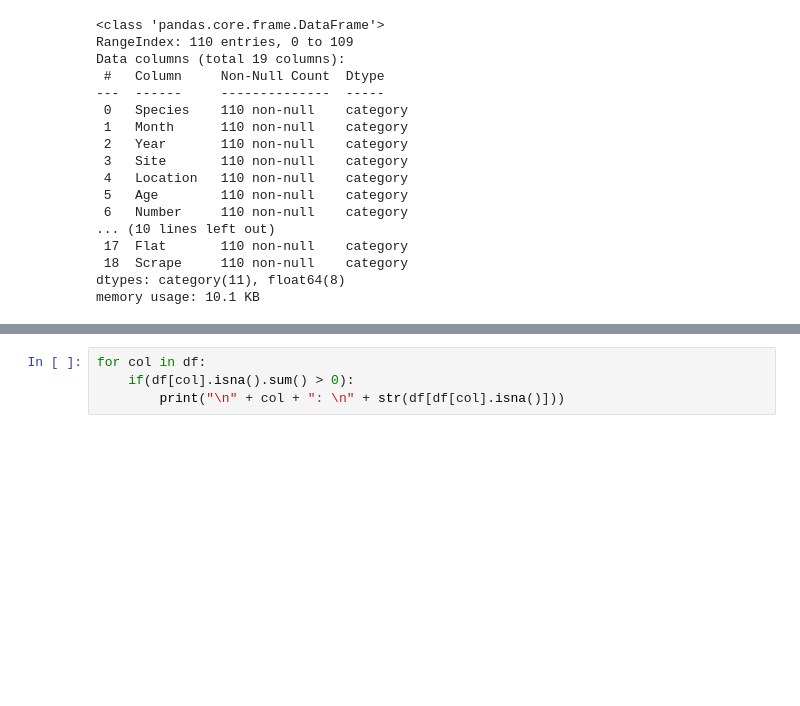
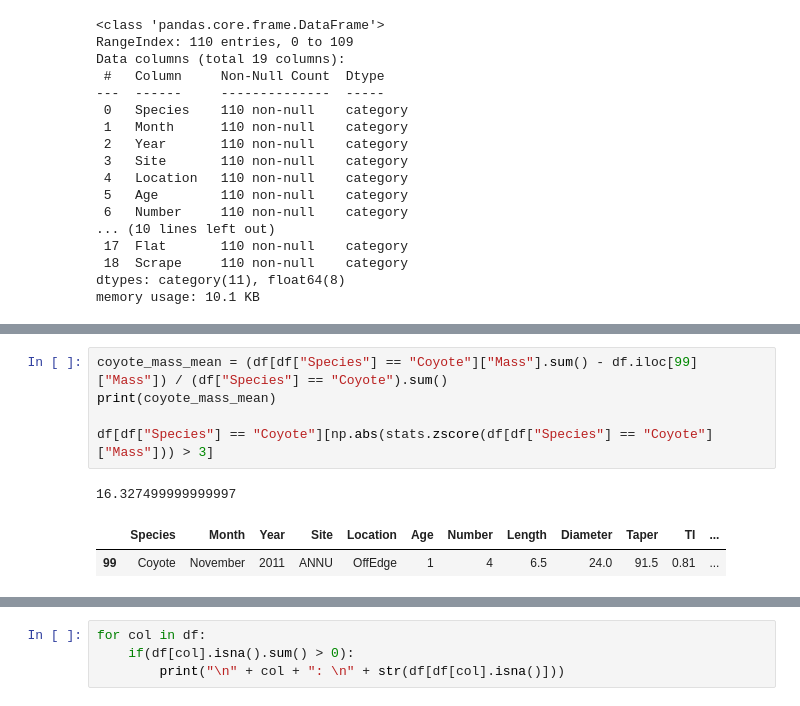
Before and after one commit to JacksonRolando/DataScience, a Jupyter notebook: 4_Assessment/rolando_lab4.ipynb, the cells around one changed output, grey strips where cells are left out. Drawn from its saved outputs; the diff is of its cells as text; blank space fills up the shorter version.

```diff
--- a/4_Assessment/rolando_lab4.ipynb
+++ b/4_Assessment/rolando_lab4.ipynb
@@ -153,0 +196,9 @@ We'll check for missing values:
+# %%
+coyote_mass_mean = (df[df["Species"] == "Coyote"]["Mass"].sum() - df.iloc[99]["Mass"]) / (df["Species"] == "Coyote").sum()
+print(coyote_mass_mean)
+
+df[df["Species"] == "Coyote"][np.abs(stats.zscore(df[df["Species"] == "Coyote"]["Mass"])) > 3]
+# %% [output]
+16.327499999999997
+|  | Species | Month | Year | Site | Location | Age | Number | Length | Diameter | Taper | TI | ... |
+| 99 | Coyote | November | 2011 | ANNU | OffEdge | 1 | 4 | 6.5 | 24.0 | 91.5 | 0.81 | ... |
```
Also changed, not shown: parts of 13 cells of this notebook.
